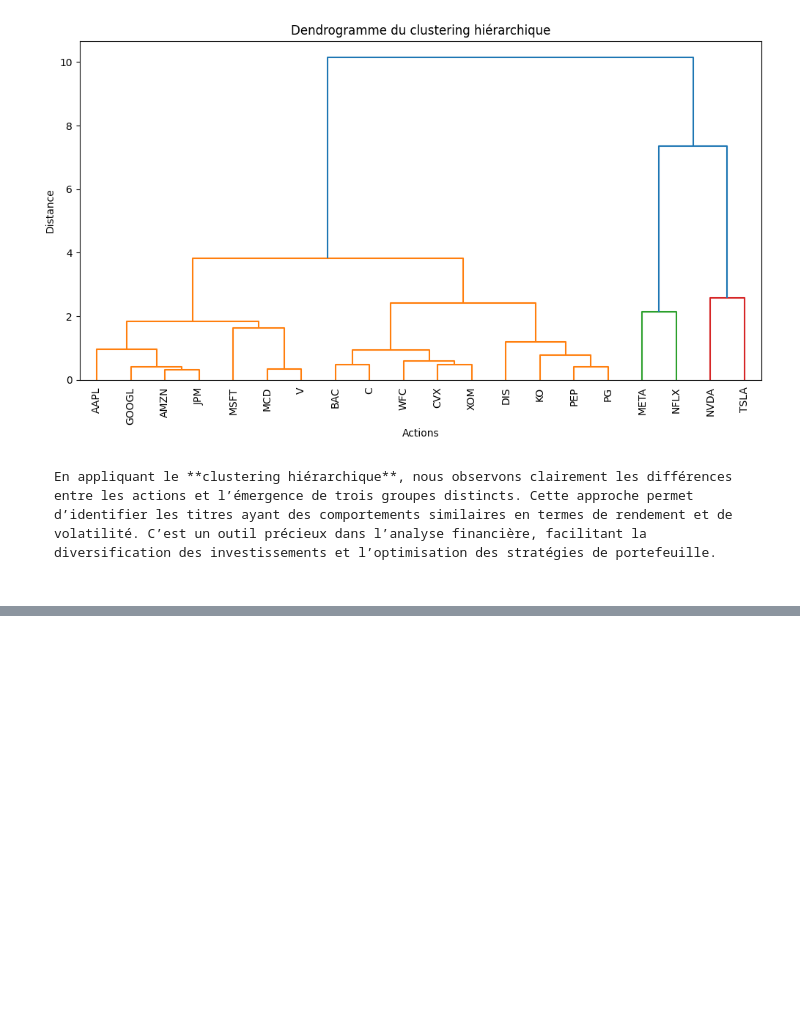
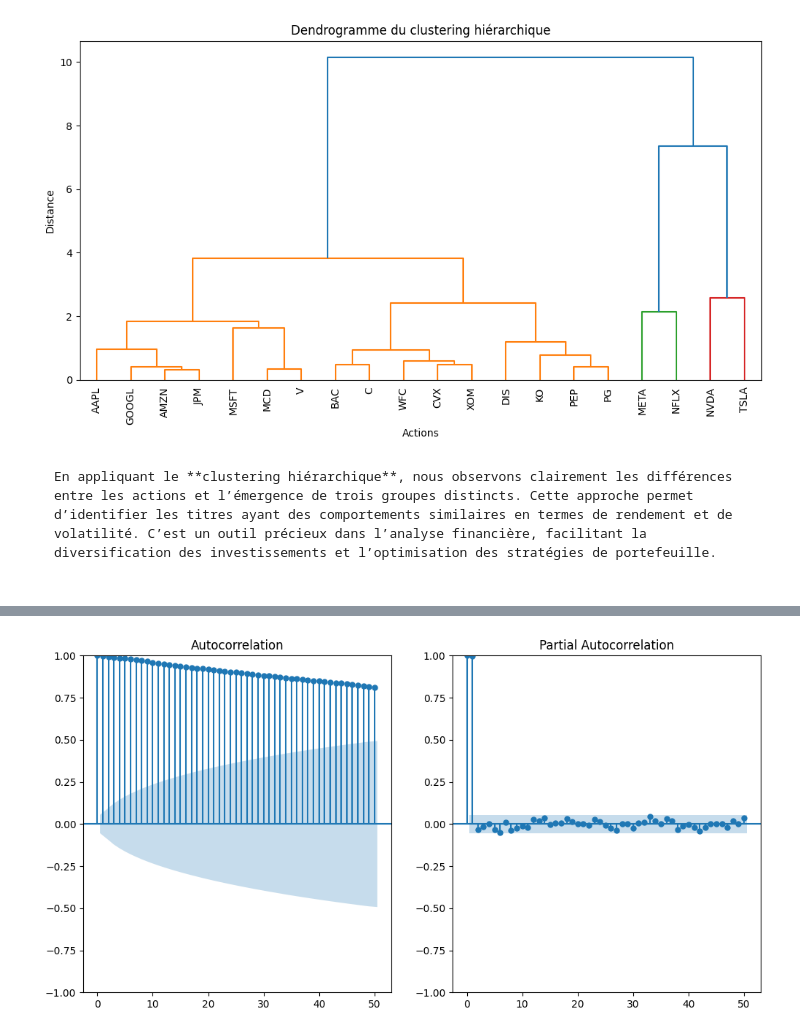
Before and after one commit to Salem-Haouari/Prediction_BNP_Paribas_SA, a Jupyter notebook: projet.ipynb, the cells around one changed output, grey strips where cells are left out. Cells and saved outputs as stored; diff of their text form; code cells hidden in the pictures; blank space fills up the shorter version.

```diff
--- a/projet.ipynb
+++ b/projet.ipynb
@@ -190,0 +333,9 @@ En appliquant le **clustering hiérarchique**, nous observons clairement les dif
+# %%
+plt.figure(figsize=(12, 6))
+plt.subplot(121)
+plot_acf(bnp.dropna(), lags=50, ax=plt.gca())
+plt.subplot(122)
+plot_pacf(bnp.dropna(), lags=50, ax=plt.gca())
+plt.show()
+# %% [output]
+[figure, added]
```
Also changed, not shown: parts of 13 cells of this notebook.
